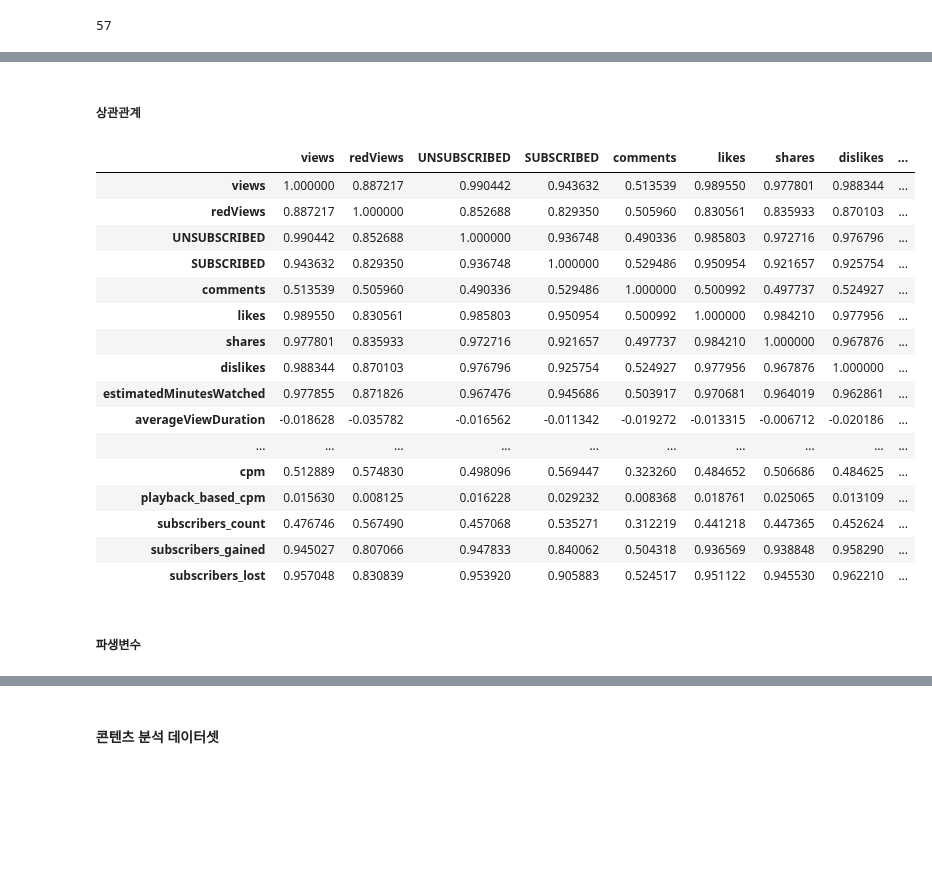
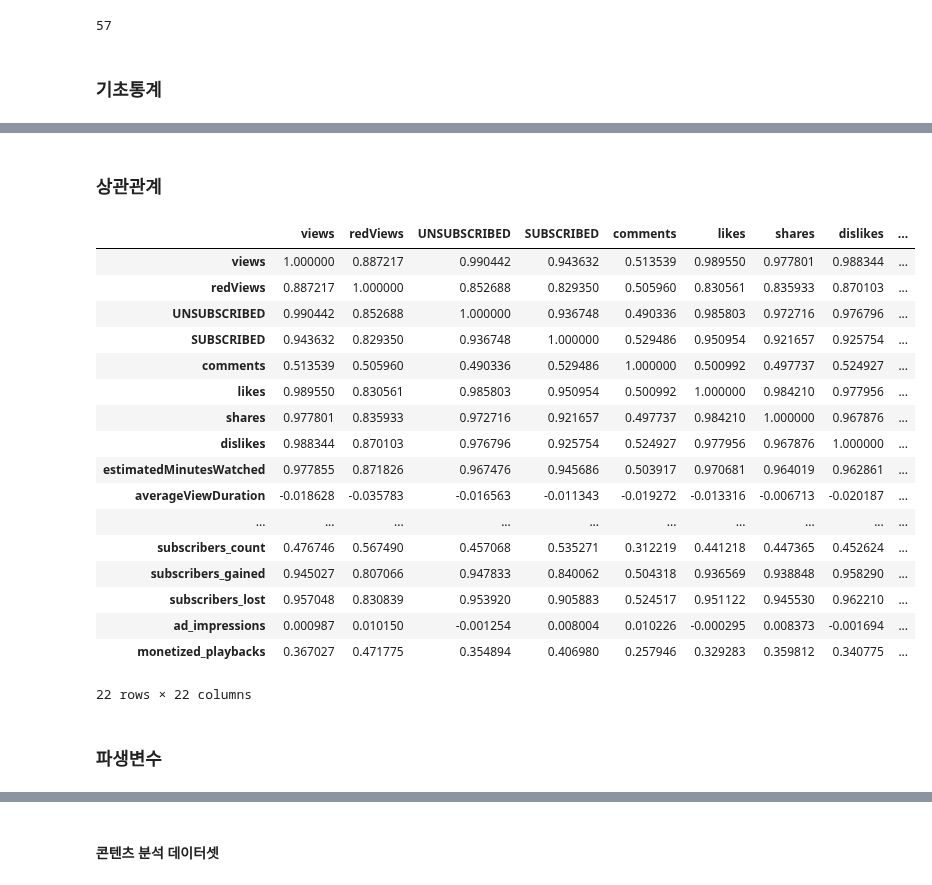
Before and after one commit to kkwann/awake, a Jupyter notebook: MongoDB_connection.ipynb, the cells around one changed output, grey strips where cells are left out. Cells and saved outputs as stored; diff of their text form; code cells hidden in the pictures; blank space fills up the shorter version.

```diff
--- a/MongoDB_connection.ipynb
+++ b/MongoDB_connection.ipynb
@@ -1061,6 +1061,8 @@ merge_df_users_fin = merge_df_users_fin.drop(['estimatedRevenue', 'estimatedAdRe
 merge_df_users_fin[merge_df_users_fin.columns[11:]] = merge_df_users_fin[merge_df_users_fin.columns[11:]].fillna(0)
 # %%
 # merge_df_users_fin.to_csv('C:/py_src/awake/data/merge_df_users_fin.csv', encoding='utf-8-sig',index=False)
+# %% [markdown]
+### 기초통계
 # %%
 # 기초통계
 merge_df_users_fin[merge_df_users_fin.columns[11:-16]].describe()
@@ -1075,31 +1077,32 @@ merge_df_users_fin[merge_df_users_fin.columns[11:-16]].describe()
 | 75% | 1.192850e+04 | 3.351000e+03 | 6.540250e+03 | 8.180000e+02 | 9.000000 | 1.590000e+02 | 33.000000 | 5.000000 | ... |
 | max | 4.064898e+07 | 1.862117e+06 | 3.707229e+07 | 4.546611e+06 | 35931.000000 | 3.054524e+06 | 64529.000000 | 24353.000000 | ... |
 # %% [markdown]
-##### 상관관계
+### 상관관계
 # %%
 # 상관관계
-users_corr_matrix = merge_df_users_fin[merge_df_users_fin.columns[11:-16]].corr()
+users_corr_matrix = merge_df_users_fin[merge_df_users_fin.columns[11:-14]].corr()
 users_corr_matrix
 # %% [output]
 |  | views | redViews | UNSUBSCRIBED | SUBSCRIBED | comments | likes | shares | dislikes | ... |
 | views | 1.000000 | 0.887217 | 0.990442 | 0.943632 | 0.513539 | 0.989550 | 0.977801 | 0.988344 | ... |
 | redViews | 0.887217 | 1.000000 | 0.852688 | 0.829350 | 0.505960 | 0.830561 | 0.835933 | 0.870103 | ... |
 | UNSUBSCRIBED | 0.990442 | 0.852688 | 1.000000 | 0.936748 | 0.490336 | 0.985803 | 0.972716 | 0.976796 | ... |
 | SUBSCRIBED | 0.943632 | 0.829350 | 0.936748 | 1.000000 | 0.529486 | 0.950954 | 0.921657 | 0.925754 | ... |
 | comments | 0.513539 | 0.505960 | 0.490336 | 0.529486 | 1.000000 | 0.500992 | 0.497737 | 0.524927 | ... |
 | likes | 0.989550 | 0.830561 | 0.985803 | 0.950954 | 0.500992 | 1.000000 | 0.984210 | 0.977956 | ... |
 | shares | 0.977801 | 0.835933 | 0.972716 | 0.921657 | 0.497737 | 0.984210 | 1.000000 | 0.967876 | ... |
 | dislikes | 0.988344 | 0.870103 | 0.976796 | 0.925754 | 0.524927 | 0.977956 | 0.967876 | 1.000000 | ... |
 | estimatedMinutesWatched | 0.977855 | 0.871826 | 0.967476 | 0.945686 | 0.503917 | 0.970681 | 0.964019 | 0.962861 | ... |
-| averageViewDuration | -0.018628 | -0.035782 | -0.016562 | -0.011342 | -0.019272 | -0.013315 | -0.006712 | -0.020186 | ... |
+| averageViewDuration | -0.018628 | -0.035783 | -0.016563 | -0.011343 | -0.019272 | -0.013316 | -0.006713 | -0.020187 | ... |
 | ... | ... | ... | ... | ... | ... | ... | ... | ... | ... |
-| cpm | 0.512889 | 0.574830 | 0.498096 | 0.569447 | 0.323260 | 0.484652 | 0.506686 | 0.484625 | ... |
-| playback_based_cpm | 0.015630 | 0.008125 | 0.016228 | 0.029232 | 0.008368 | 0.018761 | 0.025065 | 0.013109 | ... |
 | subscribers_count | 0.476746 | 0.567490 | 0.457068 | 0.535271 | 0.312219 | 0.441218 | 0.447365 | 0.452624 | ... |
 | subscribers_gained | 0.945027 | 0.807066 | 0.947833 | 0.840062 | 0.504318 | 0.936569 | 0.938848 | 0.958290 | ... |
 | subscribers_lost | 0.957048 | 0.830839 | 0.953920 | 0.905883 | 0.524517 | 0.951122 | 0.945530 | 0.962210 | ... |
+| ad_impressions | 0.000987 | 0.010150 | -0.001254 | 0.008004 | 0.010226 | -0.000295 | 0.008373 | -0.001694 | ... |
+| monetized_playbacks | 0.367027 | 0.471775 | 0.354894 | 0.406980 | 0.257946 | 0.329283 | 0.359812 | 0.340775 | ... |
+22 rows × 22 columns
 # %% [markdown]
-##### 파생변수
+### 파생변수
 # %%
 # 파생변수1 - 참여도 관련
 merge_df_users_fin['like_rate'] = merge_df_users_fin['likes'] / merge_df_users_fin['views'] ## 좋아요 비율
```
Also changed, not shown: parts of 9 cells of this notebook, 4 other files.
